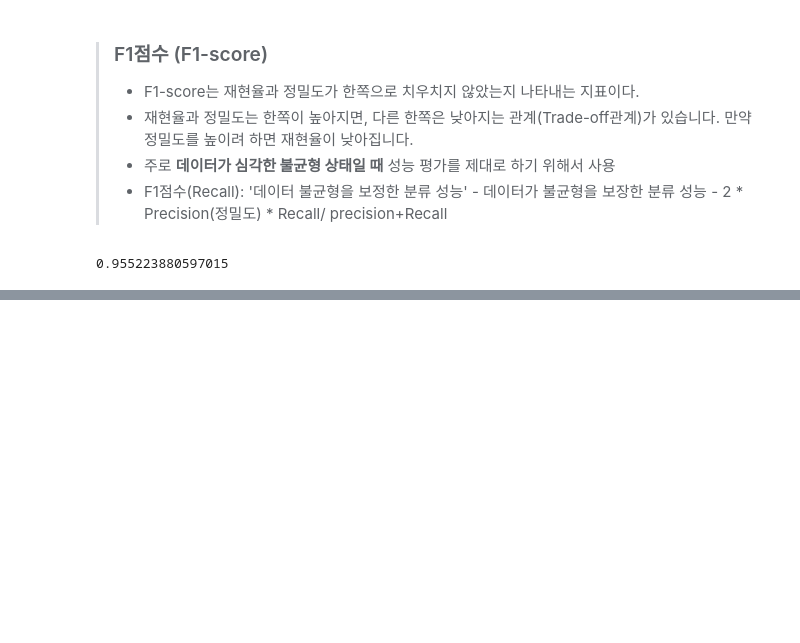
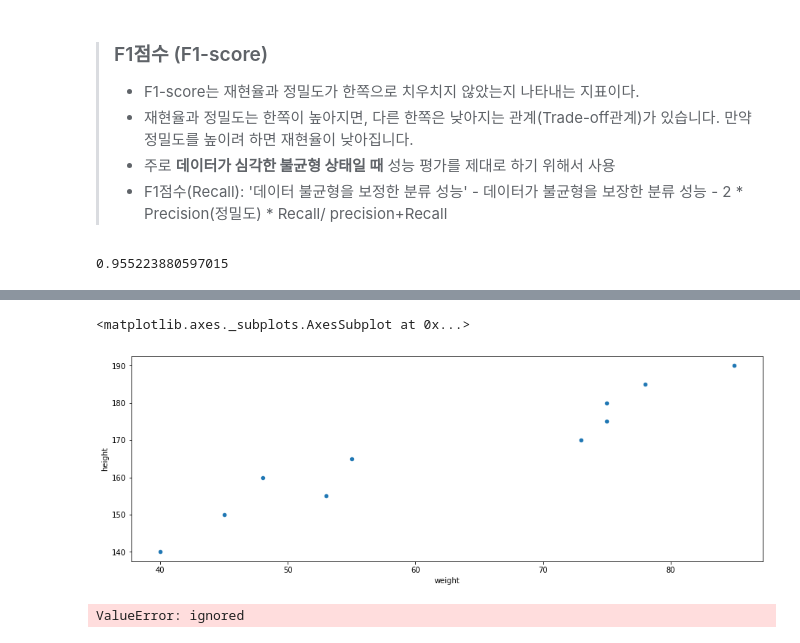
Before and after one commit to sleeptiger/Abc-project, a Jupyter notebook: 머신러닝L.ipynb, the cells around one changed output, grey strips where cells are left out. Drawn from its saved outputs; the diff is of its cells as text; code cells hidden in the pictures; blank space fills up the shorter version.

```diff
--- a/머신러닝L.ipynb
+++ b/머신러닝L.ipynb
@@ -734,0 +756,16 @@ auc_score: 0.96
+# %%
+# 샘플 데이터 생성
+df = pd.DataFrame({'height': [160, 180, 170, 150, 175, 165, 185, 155, 140, 190],
+                   'weight': [48, 75, 73, 45, 75, 55, 78, 53, 40, 85]})
+# %%
+# 시각화
+df.plot.scatter(x='weight', y='height',figsize=(15,5))
+# %% [output]
+<matplotlib.axes._subplots.AxesSubplot at 0x...>
+[figure, added]
+# %%
+lr_model = LinearRegression()
+# lr_model.fit(df['weight'], df['height'])
+# LinearRRegression()의 X값은 array 값으로 입력
+# %% [output]
+ValueError: ignored
```
Also changed, not shown: parts of 39 cells of this notebook.
